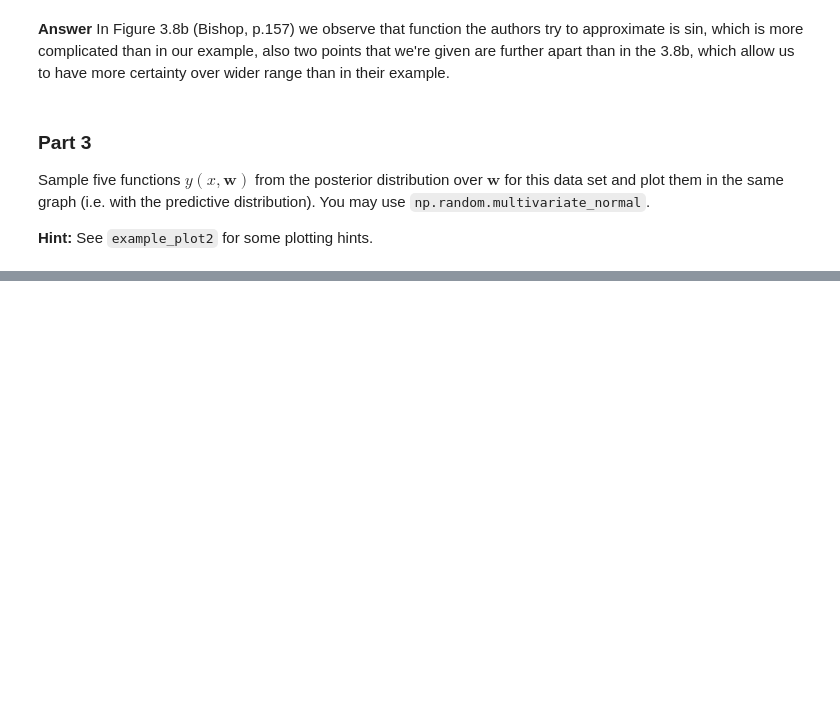
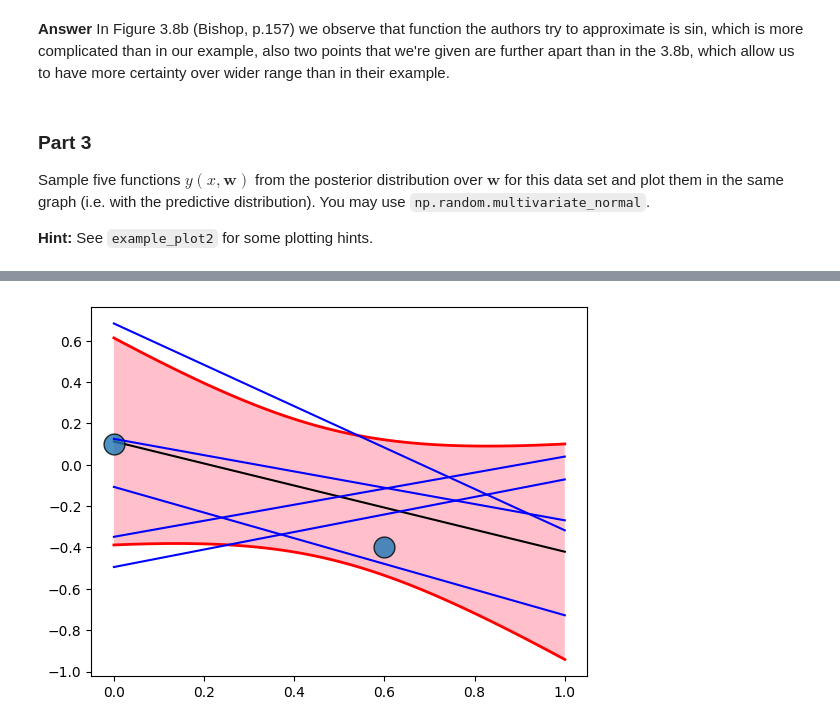
Before and after one commit to meraxion/SML24, a Jupyter notebook: SML24_as02/SML24_as02_2.ipynb, the cells around one changed output, grey strips where cells are left out. Saved outputs shown, nothing was run; the diff lists cells and outputs as text; code cells hidden in the pictures; blank space fills up the shorter version.

Commit message:
finish part 3

```diff
--- a/SML24_as02/SML24_as02_2.ipynb
+++ b/SML24_as02/SML24_as02_2.ipynb
@@ -169,2 +153,23 @@ plt.plot(Xn, Tn, 'o', markeredgecolor = 'black', alpha = 0.8, linewidth = 2, mar
 # %% [markdown]
 Compare your plot with Figure 3.8b (Bishop, p.157) and explain the differences.
+# %%
+"""
+Plot the mean of the predictive distribution with the standard deviation and the data.
+"""
+def plotting_part2(x):
+    # with our mx and sx
+    Xn = np.array([0., 0.6])
+    Tn = np.array([0.1, -0.4])
+    mx = calc_mx(x)
+    sx = np.sqrt(calc_s2x(x))
+
+    plt.figure(1)
+    # first the m(x) +/- s(x) areas (no line)
+    plt.fill_between(x, mx - sx, mx + sx, facecolor = 'pink')
+    # the lines for the predictive mean m(x) and deviation s(x) around it
+    plt.plot(x, mx + sx, 'r', linewidth = 2)
+    plt.plot(x, mx - sx, 'r', linewidth = 2)
+    plt.plot(x, mx, 'k')
+    # circle the data points
+    plt.plot(Xn, Tn, 'o', markeredgecolor = 'black', alpha = 0.8, linewidth = 2, markersize = 15)
+plotting_part2(x)
@@ -202,0 +204,14 @@ raise NotImplementedError()
+# %%
+def example_plot2(x):
+
+    plotting_part2(x)
+
+    m_N = 30 * S_n @ m_term_two
+    for i in range(5):
+        w = np.random.multivariate_normal(mean = m_N, cov = S_n)
+        y = w[0] + w[1]*x
+        plt.plot(x, y, 'b', linewidth = 1.5)
+
+example_plot2(x)
+# %% [output]
+[figure, added]
```
Also changed, not shown: parts of 6 cells of this notebook.
